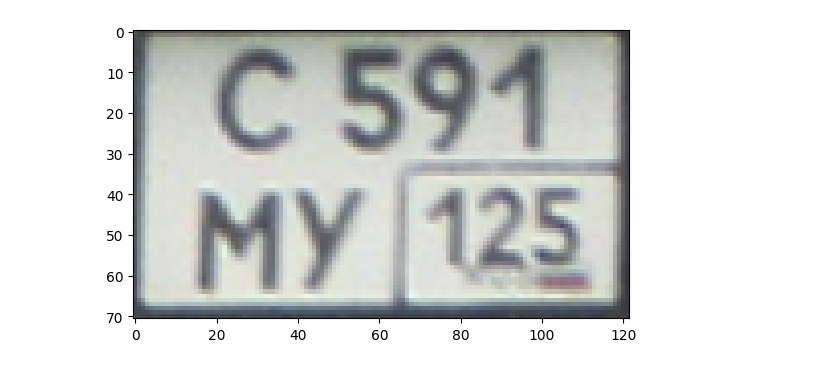
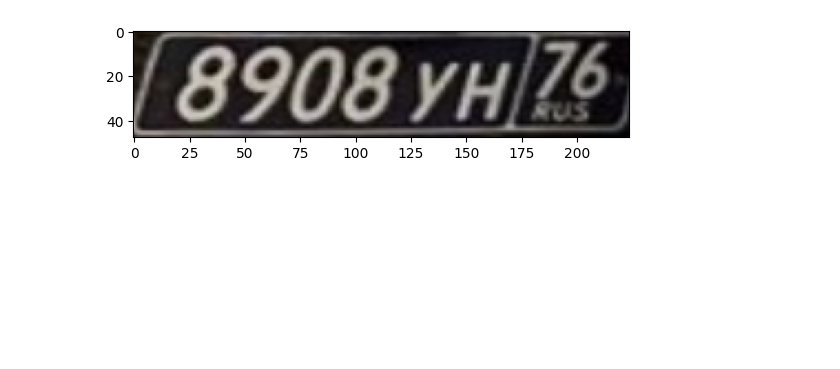
Before and after one commit to Anaiya798/YSDA-Labelling-Course-Project-Round-1, a Jupyter notebook: MobileNetV2-main/check_data.ipynb, the cells around one changed output. Cells and saved outputs as stored; diff of their text form; code cells hidden in the pictures; blank space fills up the shorter version.

```diff
--- a/MobileNetV2-main/check_data.ipynb
+++ b/MobileNetV2-main/check_data.ipynb
@@ -4,4 +5,7 @@ import numpy as np
 
 import matplotlib.pyplot as plt
 # %%
-dataset = CarNumbersDataset('../dataset/classification/train.csv')
+transform = A.Compose([
+    A.LongestMaxSize(max_size=224),
+])
+dataset = CarNumbersDataset('../dataset/classification/train.csv', transform=transform)
@@ -8,7 +14,7 @@ dataset = CarNumbersDataset('../dataset/classification/train.csv')
 # %%
-index = 7
+index = 10
 
 plt.imshow(dataset[index][0].numpy().astype(np.uint8))
 plt.show()
 # %% [output]
-[figure, old version]
+[figure, new version]
```
Also changed, not shown: parts of 2 cells of this notebook, 1 other file.
